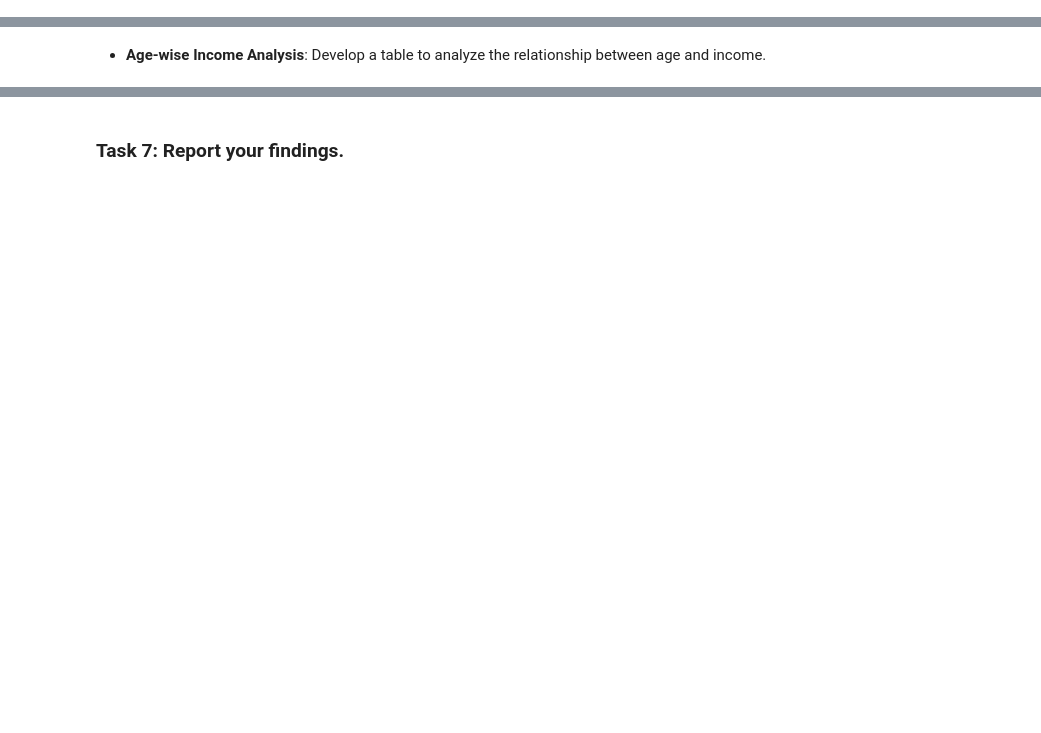
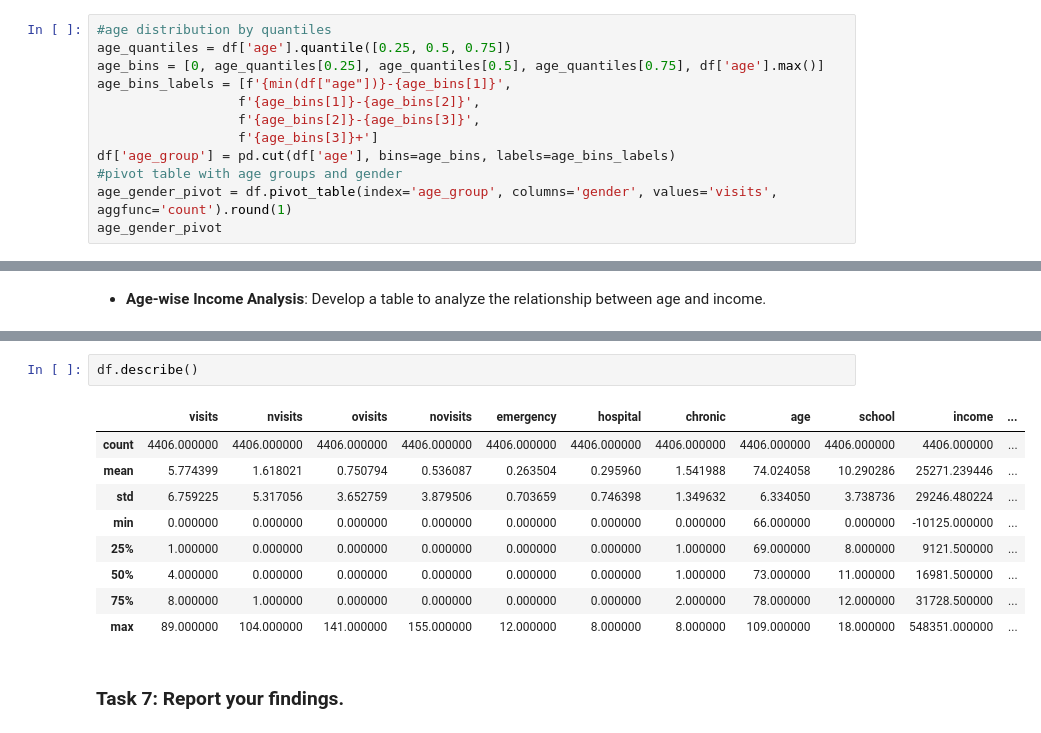
Before and after one commit to pkapoor2/PC-AIML, a Jupyter notebook: Applied Data Science with Python/capstone1session3/src/iCAP_session_3_student.ipynb, the cells around one changed output, grey strips where cells are left out. Drawn from its saved outputs; the diff is of its cells as text; blank space fills up the shorter version.

```diff
--- a/Applied Data Science with Python/capstone1session3/src/iCAP_session_3_student.ipynb
+++ b/Applied Data Science with Python/capstone1session3/src/iCAP_session_3_student.ipynb
@@ -64,0 +261,12 @@
+# %%
+#age distribution by quantiles
+age_quantiles = df['age'].quantile([0.25, 0.5, 0.75])
+age_bins = [0, age_quantiles[0.25], age_quantiles[0.5], age_quantiles[0.75], df['age'].max()]
+age_bins_labels = [f'{min(df["age"])}-{age_bins[1]}',
+                  f'{age_bins[1]}-{age_bins[2]}',
+                  f'{age_bins[2]}-{age_bins[3]}',
+                  f'{age_bins[3]}+']
+df['age_group'] = pd.cut(df['age'], bins=age_bins, labels=age_bins_labels)
+#pivot table with age groups and gender
+age_gender_pivot = df.pivot_table(index='age_group', columns='gender', values='visits', aggfunc='count').round(1)
+age_gender_pivot
@@ -73,2 +329,14 @@
+# %%
+df.describe()
+# %% [output]
+|  | visits | nvisits | ovisits | novisits | emergency | hospital | chronic | age | school | income | ... |
+| count | 4406.000000 | 4406.000000 | 4406.000000 | 4406.000000 | 4406.000000 | 4406.000000 | 4406.000000 | 4406.000000 | 4406.000000 | 4406.000000 | ... |
+| mean | 5.774399 | 1.618021 | 0.750794 | 0.536087 | 0.263504 | 0.295960 | 1.541988 | 74.024058 | 10.290286 | 25271.239446 | ... |
+| std | 6.759225 | 5.317056 | 3.652759 | 3.879506 | 0.703659 | 0.746398 | 1.349632 | 6.334050 | 3.738736 | 29246.480224 | ... |
+| min | 0.000000 | 0.000000 | 0.000000 | 0.000000 | 0.000000 | 0.000000 | 0.000000 | 66.000000 | 0.000000 | -10125.000000 | ... |
+| 25% | 1.000000 | 0.000000 | 0.000000 | 0.000000 | 0.000000 | 0.000000 | 1.000000 | 69.000000 | 8.000000 | 9121.500000 | ... |
+| 50% | 4.000000 | 0.000000 | 0.000000 | 0.000000 | 0.000000 | 0.000000 | 1.000000 | 73.000000 | 11.000000 | 16981.500000 | ... |
+| 75% | 8.000000 | 1.000000 | 0.000000 | 0.000000 | 0.000000 | 0.000000 | 2.000000 | 78.000000 | 12.000000 | 31728.500000 | ... |
+| max | 89.000000 | 104.000000 | 141.000000 | 155.000000 | 12.000000 | 8.000000 | 8.000000 | 109.000000 | 18.000000 | 548351.000000 | ... |
 # %% [markdown]
 ### Task 7: Report your findings.
```
Also changed, not shown: parts of 23 cells of this notebook, 10 other files.
